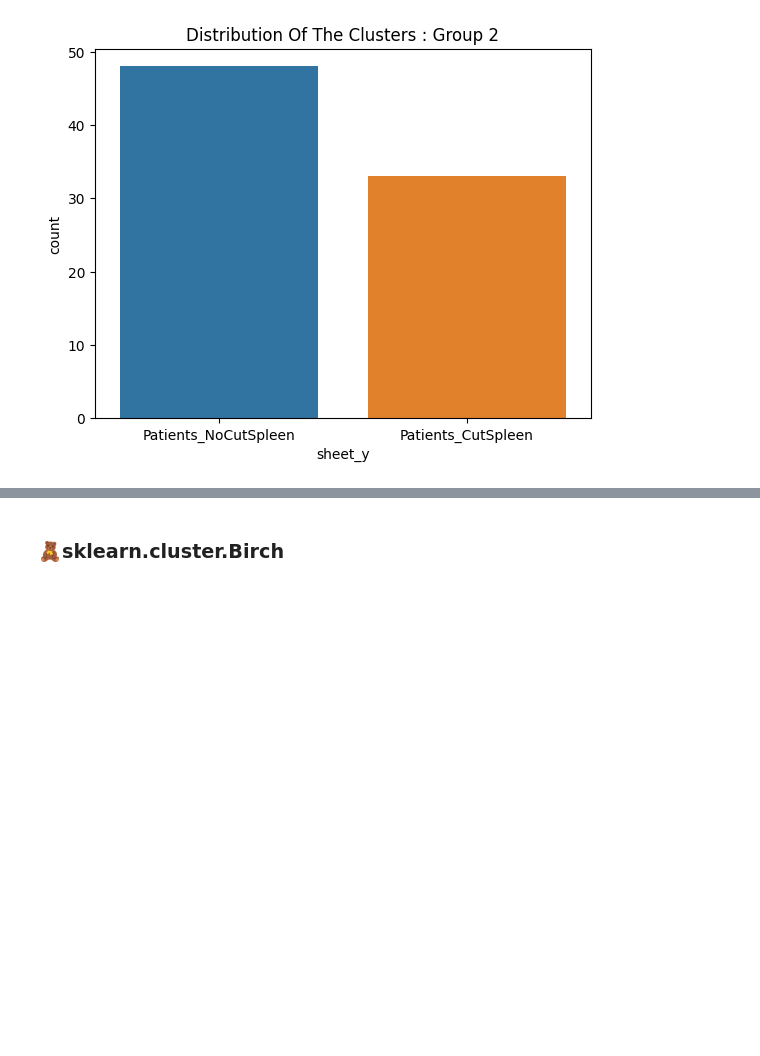
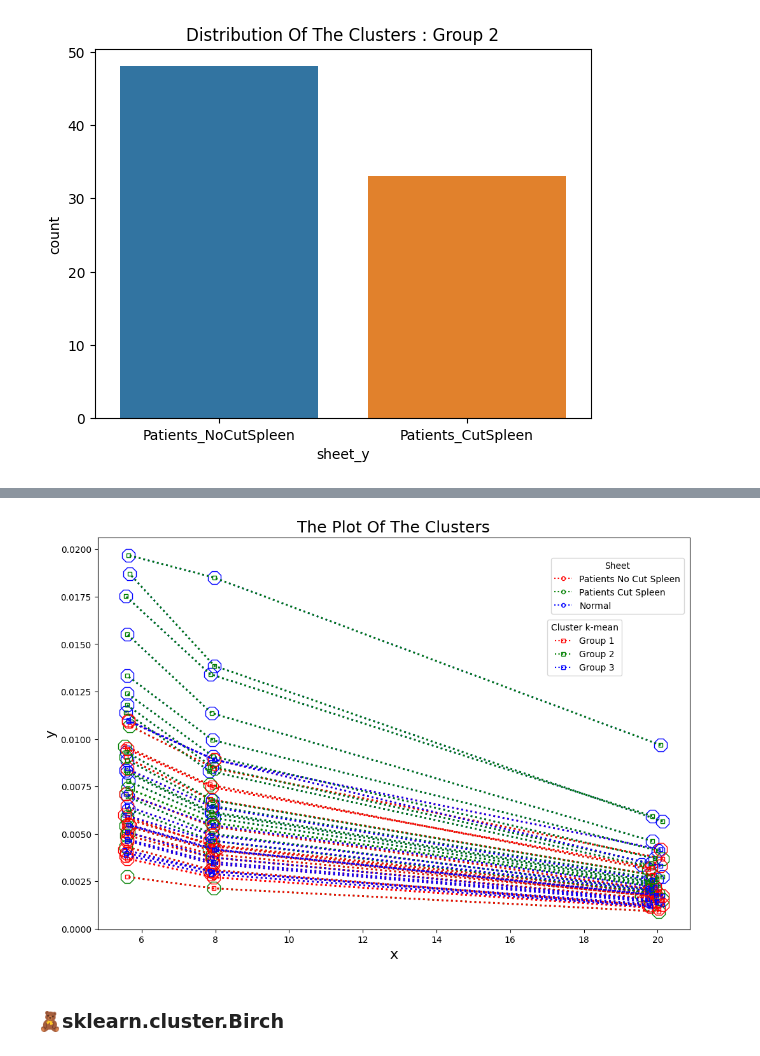
Before and after one commit to WiratchawaKannika/Rheology_Exp, a Jupyter notebook: Plot_Clustering_BloodCMU.ipynb, the cells around one changed output, grey strips where cells are left out. Saved outputs shown, nothing was run; the diff lists cells and outputs as text; code cells hidden in the pictures; blank space fills up the shorter version.

```diff
--- a/Plot_Clustering_BloodCMU.ipynb
+++ b/Plot_Clustering_BloodCMU.ipynb
@@ -427,0 +461,86 @@ plt.show()
+# %%
+import matplotlib.pyplot as plt
+
+## Sheet
+set_sheet = list(set(result_4cluster_['sheet']))
+set_cluster = list(set(result_4cluster_['3_Cluster']))
+print(len(set_sheet))
+set_sheet
+#lt.figure(figsize=(12, 8))
+fig = plt.figure(figsize=(12, 8))
+handles_markers = []
+markers_labels = []
+colors_labels = []
+for s in set_sheet:
+    result0 = result_4cluster_[result_4cluster_["sheet"]==s]
+    if s == "Patients_NoCutSpleen":
+        colors="red"
+        markers="8"
+    elif s == "Patients_CutSpleen":
+        colors="green"
+        markers="8"
+    elif s == "Normal":
+        colors="blue"
+        markers="8"
+    markers_labels.append(markers)
+    colors_labels.append(colors)
+    print(f"[INFO] Sheet : {s} with Shape ==> {int(result0.shape[0]/3)} Cases")
+    set_code = list(set(result0["Code"]))
+    for sc in set_code:
+        df_SetCode = result0[result0["Code"]==sc].reset_index(drop=True)
+        x = df_SetCode["x"].tolist()
+        y = df_SetCode["y"].tolist()
+
+        #plt.style.use('seaborn')
+        plot_handles = plt.plot(x, y, ls=":", marker=markers, markersize=15,lw=2, markerfacecolor="None",color=colors)
+        markers_labels.append(s)
+        handles_markers.append(handles_markers)
+print("*"*125)
+### Cluster
+for c in set_cluster:
+    result00 = result_4cluster_[result_4cluster_["3_Cluster"]==c]
+    if c == 0.0:
+        colors_k="red"
+        markers_k="s"
+    elif c == 1.0:
+        colors_k="green"
+        markers_k="s"
+    elif c == 2.0:
+        colors_k="blue"
+        markers_k="s"
+    print(f"[INFO] Sheet : Cluster Group {int(c+1)} with Shape ==> {int(result00.shape[0]/3)} Cases")
+    set_code = list(set(result00["Code"]))
+    for sc in set_code:
+        df_SetCode = result00[result00["Code"]==sc].reset_index(drop=True)
+        x_k = df_SetCode["x"].tolist()
+        y_k = df_SetCode["y"].tolist()
+
+        #plt.style.use('seaborn')
+        plot_handles = plt.plot(x_k, y_k, ls=":", marker=markers_k, markersize=5,lw=2, markerfacecolor="None",color=colors_k)
+
+
+plt.xlabel("x", fontsize=16)
+plt.ylabel("y", fontsize=16)
+plt.title('The Plot Of The Clusters', fontsize=18)
+
+import matplotlib.lines as mlines
+red_line = mlines.Line2D([], [], color='red',markersize=5, label='Patients No Cut Spleen', linestyle=":", marker="8", markerfacecolor="None")
+green_line = mlines.Line2D([], [], color='green', markersize=5, label='Patients Cut Spleen', linestyle=":", marker="8", markerfacecolor="None")
+blue_line = mlines.Line2D([], [], color='blue', markersize=5, label='Normal', linestyle=":", marker="8", markerfacecolor="None")
+
+handles = [red_line,green_line, blue_line]
+labels = [h.get_label() for h in handles]
+
+fig.legend(handles=handles, labels=labels, borderaxespad=5, title="Sheet", fancybox=True)
+
+red_line_k = mlines.Line2D([], [], color='red',markersize=5, label='Group 1', linestyle=":", marker="s", markerfacecolor="None")
+green_line_k = mlines.Line2D([], [], color='green', markersize=5, label='Group 2', linestyle=":", marker="s", markerfacecolor="None")
+blue_line_k = mlines.Line2D([], [], color='blue', markersize=5, label='Group 3', linestyle=":", marker="s", markerfacecolor="None")
+
+handles_k = [red_line_k,green_line_k, blue_line_k]
+labels_k = [h.get_label() for h in handles_k]
+
+fig.legend(handles=handles_k, labels=labels_k, borderaxespad=12, title="Cluster k-mean", fancybox=True)
+
+plt.show()
+# %% [output]
@@ -428,3 +555,4 @@ plt.show()
+[figure, added]
 # %% [markdown]
 ### 🧸sklearn.cluster.Birch
 # %%
```
Also changed, not shown: parts of 10 cells of this notebook.
